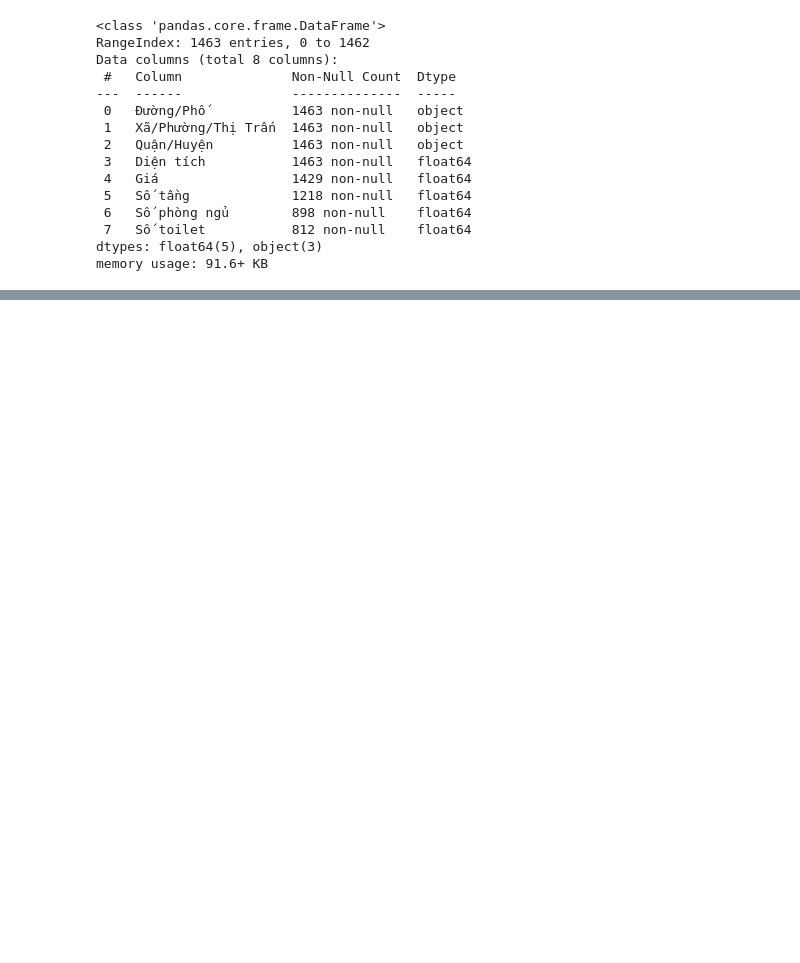
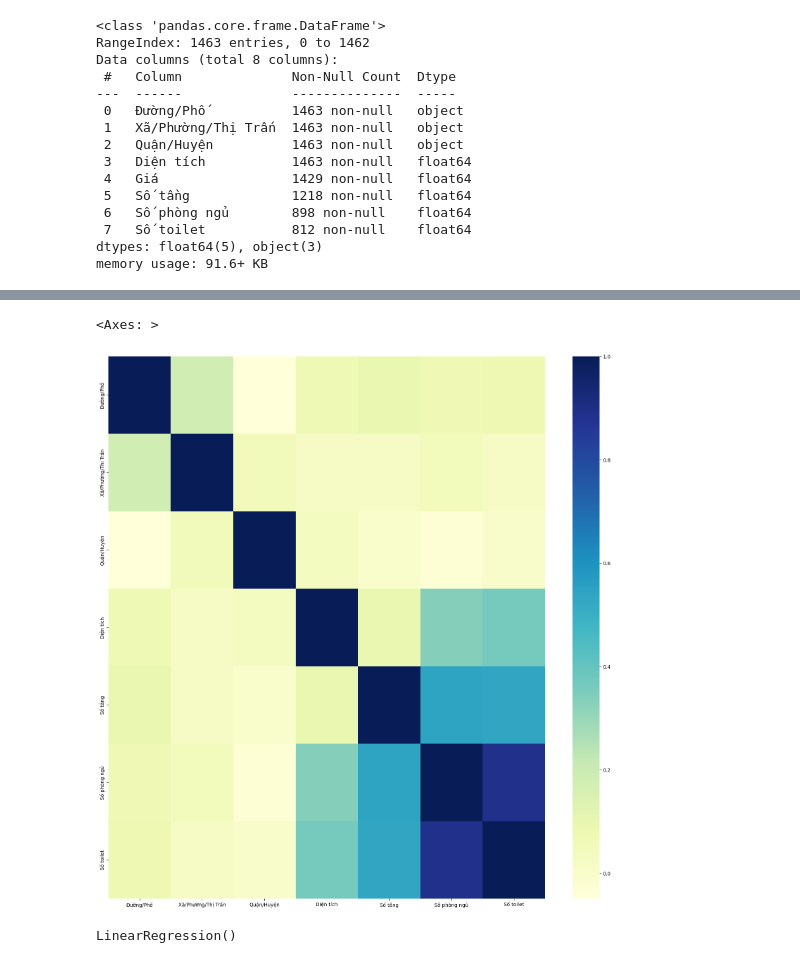
Before and after one commit to duckhhbg/KHDL, a Jupyter notebook: xldl.ipynb, the cells around one changed output, grey strips where cells are left out. Saved outputs shown, nothing was run; the diff lists cells and outputs as text; code cells hidden in the pictures; blank space fills up the shorter version.

Commit message:
dùng linear vì svm chưa chạy đc

```diff
--- a/xldl.ipynb
+++ b/xldl.ipynb
@@ -223,0 +103,15 @@ Name: count, Length: 344, dtype: int64
+# %%
+X = data_temp.drop(columns='Giá')
+y = data_temp['Giá']
+# %%
+from sklearn.preprocessing import LabelEncoder
+for i in cat_features:
+    # Training Data
+    enc = LabelEncoder()
+    X[i] =enc.fit_transform(X[i])
+# %%
+plt.figure(figsize=(20,20))
+sns.heatmap(X.corr(), cmap='YlGnBu')
+# %% [output]
+<Axes: >
+[figure, added]
@@ -223,0 +142,7 @@ Name: count, Length: 344, dtype: int64
+# %%
+from sklearn.linear_model import LinearRegression
+
+model = LinearRegression()
+model.fit(X,y)
+# %% [output]
+LinearRegression()
```
Also changed, not shown: parts of 23 cells of this notebook, 1 other file.
